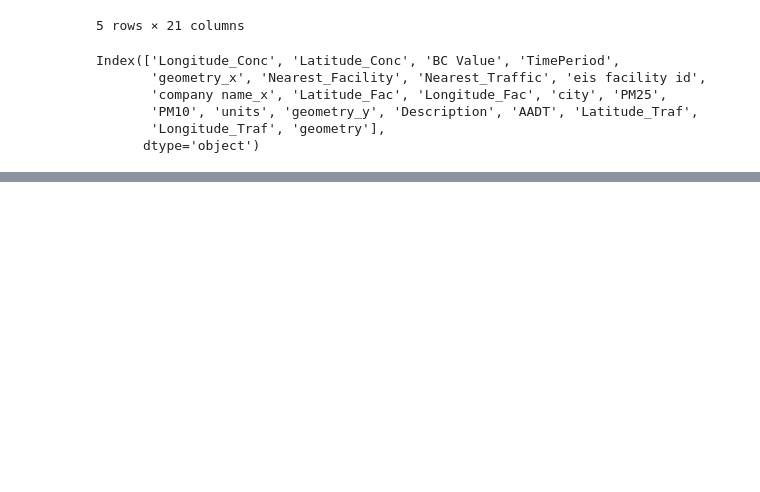
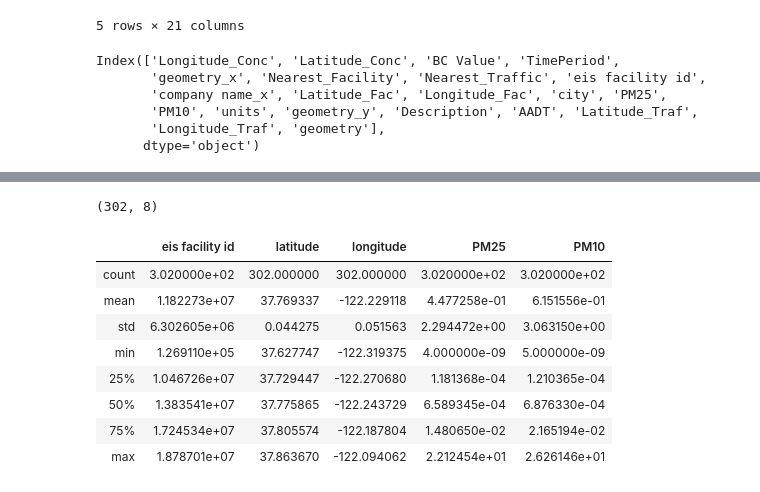
Before and after one commit to varsha2509/Springboard-DS, a Jupyter notebook: Capstone1/Idea3/Exploratory_Data_Analysis.ipynb, the cells around one changed output, grey strips where cells are left out. Saved outputs shown, nothing was run; the diff lists cells and outputs as text; code cells hidden in the pictures; blank space fills up the shorter version.

```diff
--- a/Capstone1/Idea3/Exploratory_Data_Analysis.ipynb
+++ b/Capstone1/Idea3/Exploratory_Data_Analysis.ipynb
@@ -426,0 +412,16 @@ Oak_PM_filter = Oak_PM[(Oak_PM['city'] == 'OAKLAND') | (Oak_PM['city'] == 'SAN L
+# %%
+Oak_PM_filter.shape
+# %% [output]
+(302, 8)
+# %%
+Oak_PM_filter.describe()
+# %% [output]
+|  | eis facility id | latitude | longitude | PM25 | PM10 |
+| count | 3.020000e+02 | 302.000000 | 302.000000 | 3.020000e+02 | 3.020000e+02 |
+| mean | 1.182273e+07 | 37.769337 | -122.229118 | 4.477258e-01 | 6.151556e-01 |
+| std | 6.302605e+06 | 0.044275 | 0.051563 | 2.294472e+00 | 3.063150e+00 |
+| min | 1.269110e+05 | 37.627747 | -122.319375 | 4.000000e-09 | 5.000000e-09 |
+| 25% | 1.046726e+07 | 37.729447 | -122.270680 | 1.181368e-04 | 1.210365e-04 |
+| 50% | 1.383541e+07 | 37.775865 | -122.243729 | 6.589345e-04 | 6.876330e-04 |
+| 75% | 1.724534e+07 | 37.805574 | -122.187804 | 1.480650e-02 | 2.165194e-02 |
+| max | 1.878701e+07 | 37.863670 | -122.094062 | 2.212454e+01 | 2.626146e+01 |
```
Also changed, not shown: parts of 28 cells of this notebook, 1 other file.
